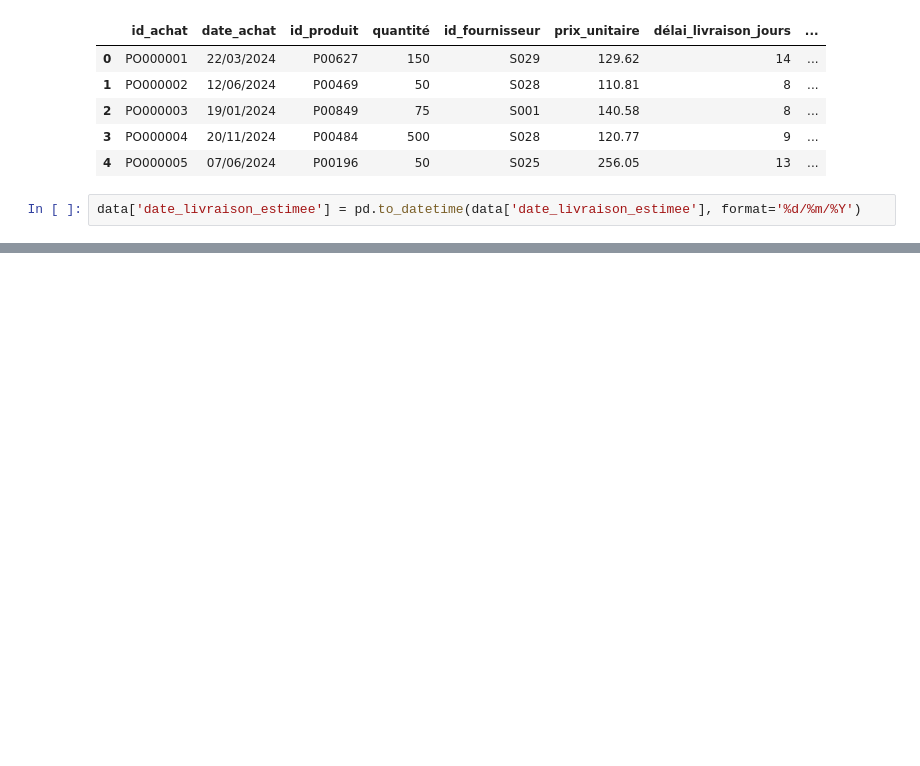
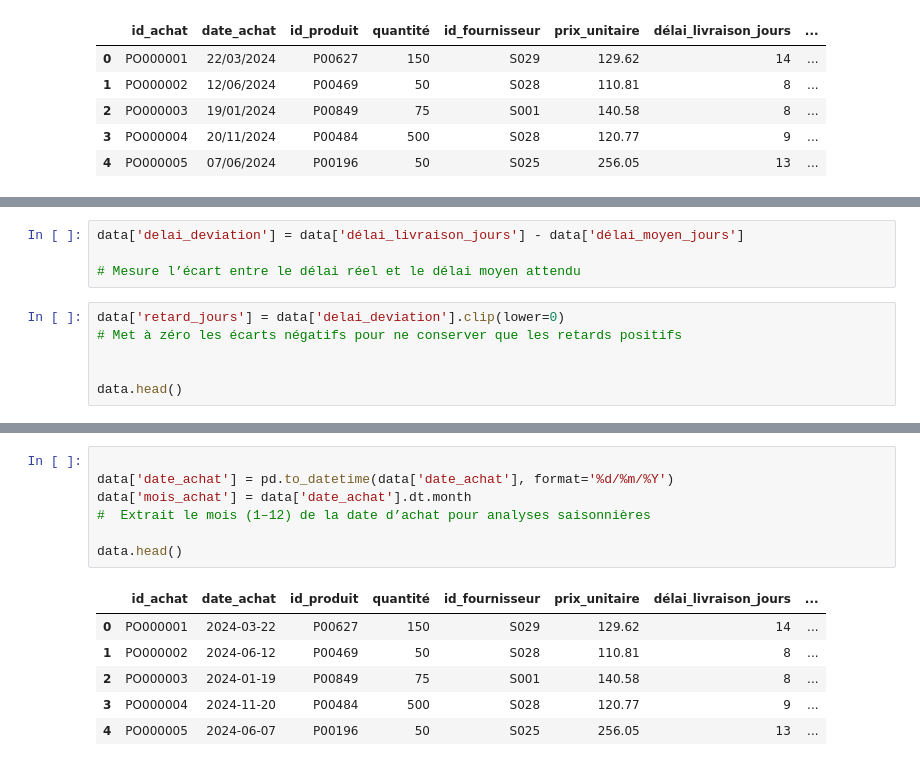
Before and after one commit to YoannAbriel2/ProjectSPE1, a Jupyter notebook: Features/FE_achats.ipynb, the cells around one changed output, grey strips where cells are left out. Drawn from its saved outputs; the diff is of its cells as text; blank space fills up the shorter version.

```diff
--- a/Features/FE_achats.ipynb
+++ b/Features/FE_achats.ipynb
@@ -52,5 +50,3 @@ data.head()
 | 2 | PO000003 | 19/01/2024 | P00849 | 75 | S001 | 140.58 | 8 | ... |
 | 3 | PO000004 | 20/11/2024 | P00484 | 500 | S028 | 120.77 | 9 | ... |
 | 4 | PO000005 | 07/06/2024 | P00196 | 50 | S025 | 256.05 | 13 | ... |
-# %%
-data['date_livraison_estimee'] = pd.to_datetime(data['date_livraison_estimee'], format='%d/%m/%Y')
@@ -58,0 +53,10 @@ KeyError: 'date_livraison_estimee'
+# %%
+data['delai_deviation'] = data['délai_livraison_jours'] - data['délai_moyen_jours']
+
+# Mesure l’écart entre le délai réel et le délai moyen attendu
+# %%
+data['retard_jours'] = data['delai_deviation'].clip(lower=0)
+# Met à zéro les écarts négatifs pour ne conserver que les retards positifs
+
+
+data.head()
@@ -58,0 +70,14 @@ KeyError: 'date_livraison_estimee'
+# %%
+
+data['date_achat'] = pd.to_datetime(data['date_achat'], format='%d/%m/%Y')
+data['mois_achat'] = data['date_achat'].dt.month
+#  Extrait le mois (1–12) de la date d’achat pour analyses saisonnières
+
+data.head()
+# %% [output]
+|  | id_achat | date_achat | id_produit | quantité | id_fournisseur | prix_unitaire | délai_livraison_jours | ... |
+| 0 | PO000001 | 2024-03-22 | P00627 | 150 | S029 | 129.62 | 14 | ... |
+| 1 | PO000002 | 2024-06-12 | P00469 | 50 | S028 | 110.81 | 8 | ... |
+| 2 | PO000003 | 2024-01-19 | P00849 | 75 | S001 | 140.58 | 8 | ... |
+| 3 | PO000004 | 2024-11-20 | P00484 | 500 | S028 | 120.77 | 9 | ... |
+| 4 | PO000005 | 2024-06-07 | P00196 | 50 | S025 | 256.05 | 13 | ... |
```
Also changed, not shown: parts of 4 cells of this notebook, 7 other files.
